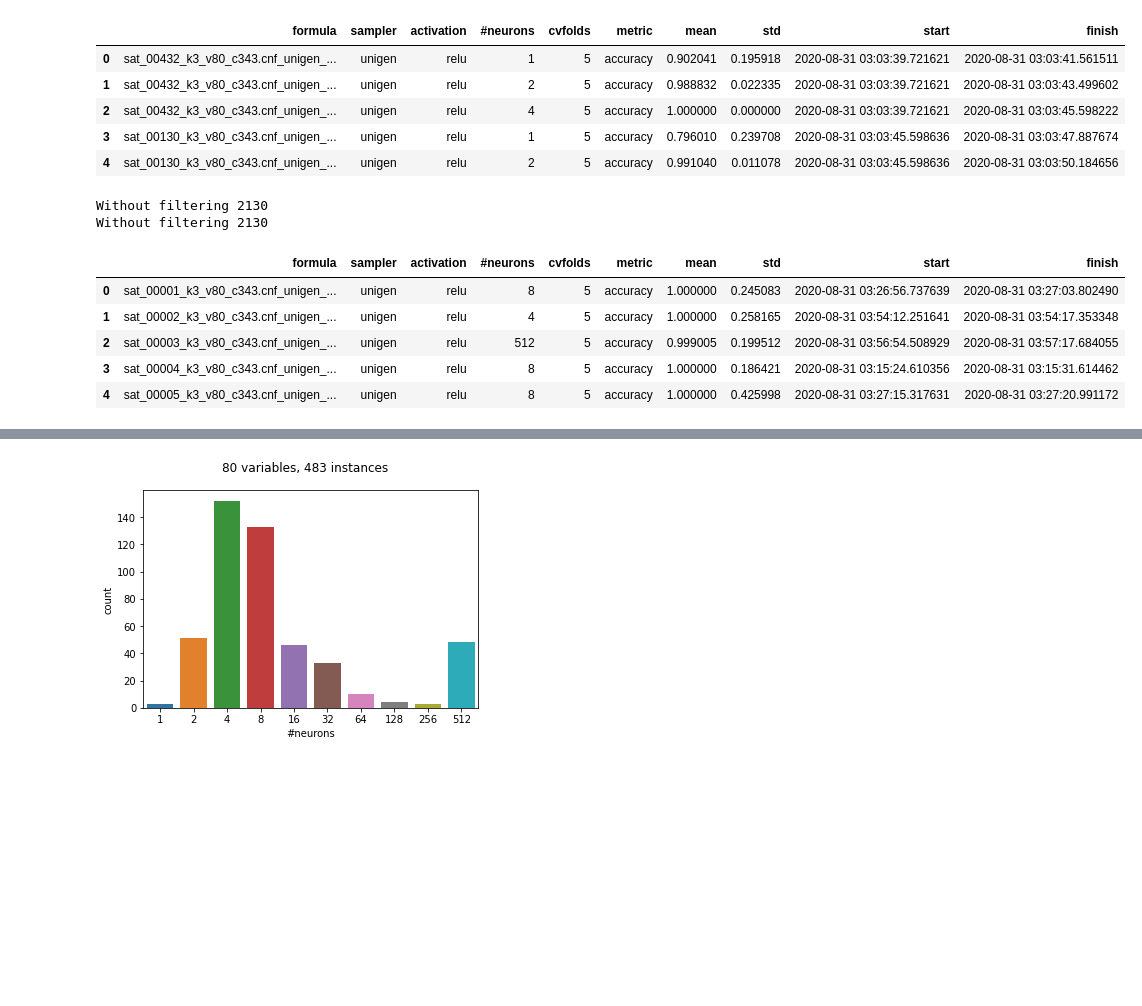
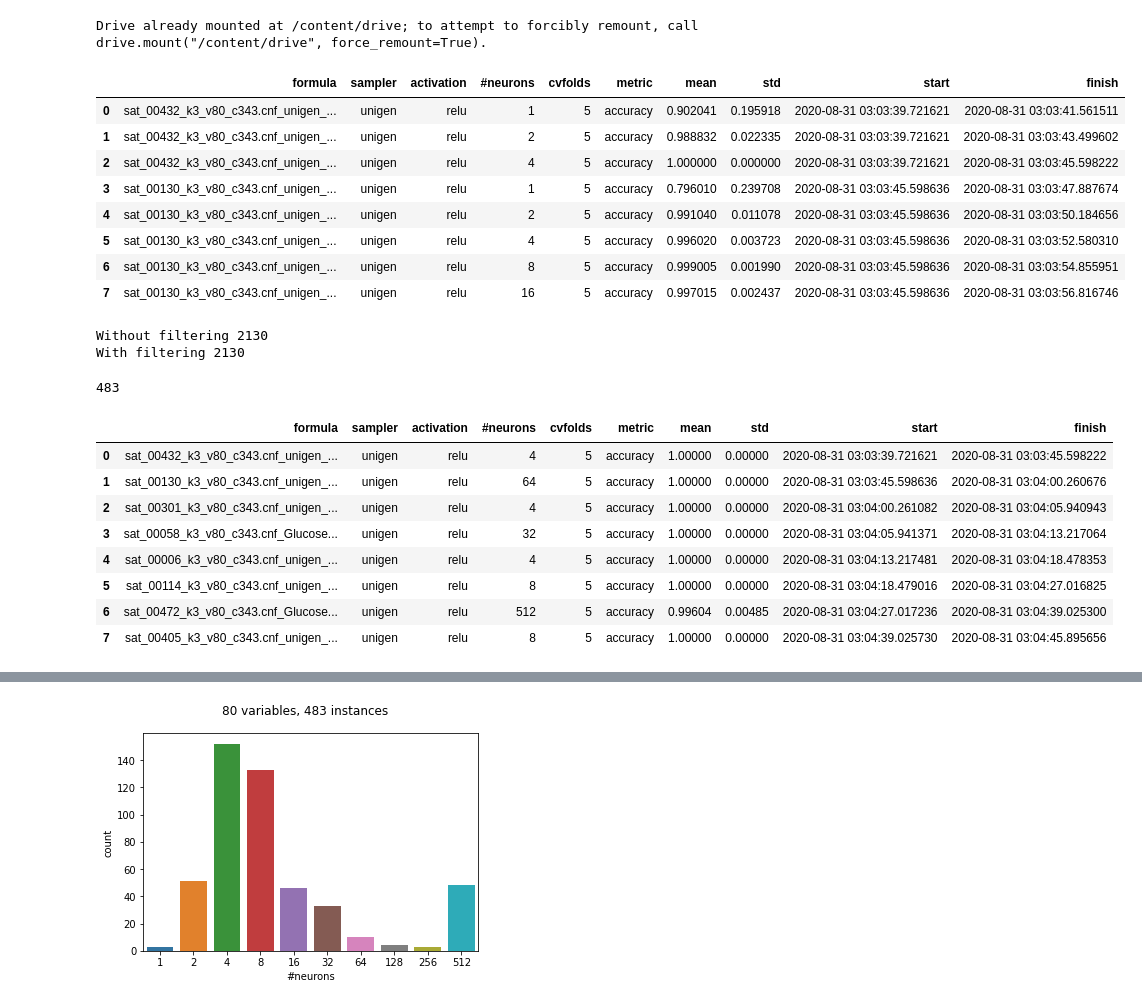
Before and after one commit to andertavares/mlbf, a Jupyter notebook: notebooks/Analysis_learn-vs-sat.ipynb, the cells around one changed output, grey strips where cells are left out. Drawn from its saved outputs; the diff is of its cells as text; code cells hidden in the pictures; blank space fills up the shorter version.

```diff
--- a/notebooks/Analysis_learn-vs-sat.ipynb
+++ b/notebooks/Analysis_learn-vs-sat.ipynb
@@ -0,0 +1,5 @@
+# %%
+from google.colab import drive
+drive.mount('/content/drive')
+# %% [output]
+Drive already mounted at /content/drive; to attempt to forcibly remount, call drive.mount("/content/drive", force_remount=True).
@@ -1,8 +17,8 @@
 # %%
 # an example dataframe, note the repeated formulas
 import pandas as pd
-df = pd.read_csv('/home/anderson/dcode/mlbf/phase/relu/neurons_relu_v80_onphase_v80_c343_r4.287.csv')
-df.head(5)
+df = pd.read_csv('/content/drive/My Drive/UFRGS/Learnability/relu/neurons_relu_v80_onphase_v80_c343_r4.287.csv')
+df.head(8)
 # %% [output]
 |  | formula | sampler | activation | #neurons | cvfolds | metric | mean | std | start | finish |
 | 0 | sat_00432_k3_v80_c343.cnf_unigen_... | unigen | relu | 1 | 5 | accuracy | 0.902041 | 0.195918 | 2020-08-31 03:03:39.721621 | 2020-08-31 03:03:41.561511 |
@@ -10,23 +26,31 @@ df.head(5)
 | 2 | sat_00432_k3_v80_c343.cnf_unigen_... | unigen | relu | 4 | 5 | accuracy | 1.000000 | 0.000000 | 2020-08-31 03:03:39.721621 | 2020-08-31 03:03:45.598222 |
 | 3 | sat_00130_k3_v80_c343.cnf_unigen_... | unigen | relu | 1 | 5 | accuracy | 0.796010 | 0.239708 | 2020-08-31 03:03:45.598636 | 2020-08-31 03:03:47.887674 |
 | 4 | sat_00130_k3_v80_c343.cnf_unigen_... | unigen | relu | 2 | 5 | accuracy | 0.991040 | 0.011078 | 2020-08-31 03:03:45.598636 | 2020-08-31 03:03:50.184656 |
+| 5 | sat_00130_k3_v80_c343.cnf_unigen_... | unigen | relu | 4 | 5 | accuracy | 0.996020 | 0.003723 | 2020-08-31 03:03:45.598636 | 2020-08-31 03:03:52.580310 |
+| 6 | sat_00130_k3_v80_c343.cnf_unigen_... | unigen | relu | 8 | 5 | accuracy | 0.999005 | 0.001990 | 2020-08-31 03:03:45.598636 | 2020-08-31 03:03:54.855951 |
+| 7 | sat_00130_k3_v80_c343.cnf_unigen_... | unigen | relu | 16 | 5 | accuracy | 0.997015 | 0.002437 | 2020-08-31 03:03:45.598636 | 2020-08-31 03:03:56.816746 |
 # %%
 # we'll consider only those sampled with unigen (because they have 40+ samples)
 print(f'Without filtering {len(df)}')
 df = df[df.sampler == 'unigen']
-print(f'Without filtering {len(df)}')
+print(f'With filtering {len(df)}')
 # %% [output]
 Without filtering 2130
-Without filtering 2130
+With filtering 2130
 # %%
 # then we get the maximum #neurons of each formula (no repeated formulas anymore)
 # note that none of those with 512 neurons has perfect accuracy
-grouped_df = df.groupby("formula").max().reset_index()
-grouped_df.head(5)
+grouped_df = df.groupby("formula", sort=False).last().reset_index()
+print(len(grouped_df))
+grouped_df.head(8)
 # %% [output]
+483
 |  | formula | sampler | activation | #neurons | cvfolds | metric | mean | std | start | finish |
-| 0 | sat_00001_k3_v80_c343.cnf_unigen_... | unigen | relu | 8 | 5 | accuracy | 1.000000 | 0.245083 | 2020-08-31 03:26:56.737639 | 2020-08-31 03:27:03.802490 |
-| 1 | sat_00002_k3_v80_c343.cnf_unigen_... | unigen | relu | 4 | 5 | accuracy | 1.000000 | 0.258165 | 2020-08-31 03:54:12.251641 | 2020-08-31 03:54:17.353348 |
-| 2 | sat_00003_k3_v80_c343.cnf_unigen_... | unigen | relu | 512 | 5 | accuracy | 0.999005 | 0.199512 | 2020-08-31 03:56:54.508929 | 2020-08-31 03:57:17.684055 |
-| 3 | sat_00004_k3_v80_c343.cnf_unigen_... | unigen | relu | 8 | 5 | accuracy | 1.000000 | 0.186421 | 2020-08-31 03:15:24.610356 | 2020-08-31 03:15:31.614462 |
-| 4 | sat_00005_k3_v80_c343.cnf_unigen_... | unigen | relu | 8 | 5 | accuracy | 1.000000 | 0.425998 | 2020-08-31 03:27:15.317631 | 2020-08-31 03:27:20.991172 |
+| 0 | sat_00432_k3_v80_c343.cnf_unigen_... | unigen | relu | 4 | 5 | accuracy | 1.00000 | 0.00000 | 2020-08-31 03:03:39.721621 | 2020-08-31 03:03:45.598222 |
+| 1 | sat_00130_k3_v80_c343.cnf_unigen_... | unigen | relu | 64 | 5 | accuracy | 1.00000 | 0.00000 | 2020-08-31 03:03:45.598636 | 2020-08-31 03:04:00.260676 |
+| 2 | sat_00301_k3_v80_c343.cnf_unigen_... | unigen | relu | 4 | 5 | accuracy | 1.00000 | 0.00000 | 2020-08-31 03:04:00.261082 | 2020-08-31 03:04:05.940943 |
+| 3 | sat_00058_k3_v80_c343.cnf_Glucose... | unigen | relu | 32 | 5 | accuracy | 1.00000 | 0.00000 | 2020-08-31 03:04:05.941371 | 2020-08-31 03:04:13.217064 |
+| 4 | sat_00006_k3_v80_c343.cnf_unigen_... | unigen | relu | 4 | 5 | accuracy | 1.00000 | 0.00000 | 2020-08-31 03:04:13.217481 | 2020-08-31 03:04:18.478353 |
+| 5 | sat_00114_k3_v80_c343.cnf_unigen_... | unigen | relu | 8 | 5 | accuracy | 1.00000 | 0.00000 | 2020-08-31 03:04:18.479016 | 2020-08-31 03:04:27.016825 |
+| 6 | sat_00472_k3_v80_c343.cnf_Glucose... | unigen | relu | 512 | 5 | accuracy | 0.99604 | 0.00485 | 2020-08-31 03:04:27.017236 | 2020-08-31 03:04:39.025300 |
+| 7 | sat_00405_k3_v80_c343.cnf_unigen_... | unigen | relu | 8 | 5 | accuracy | 1.00000 | 0.00000 | 2020-08-31 03:04:39.025730 | 2020-08-31 03:04:45.895656 |
```
Also changed, not shown: parts of 5 cells of this notebook.
